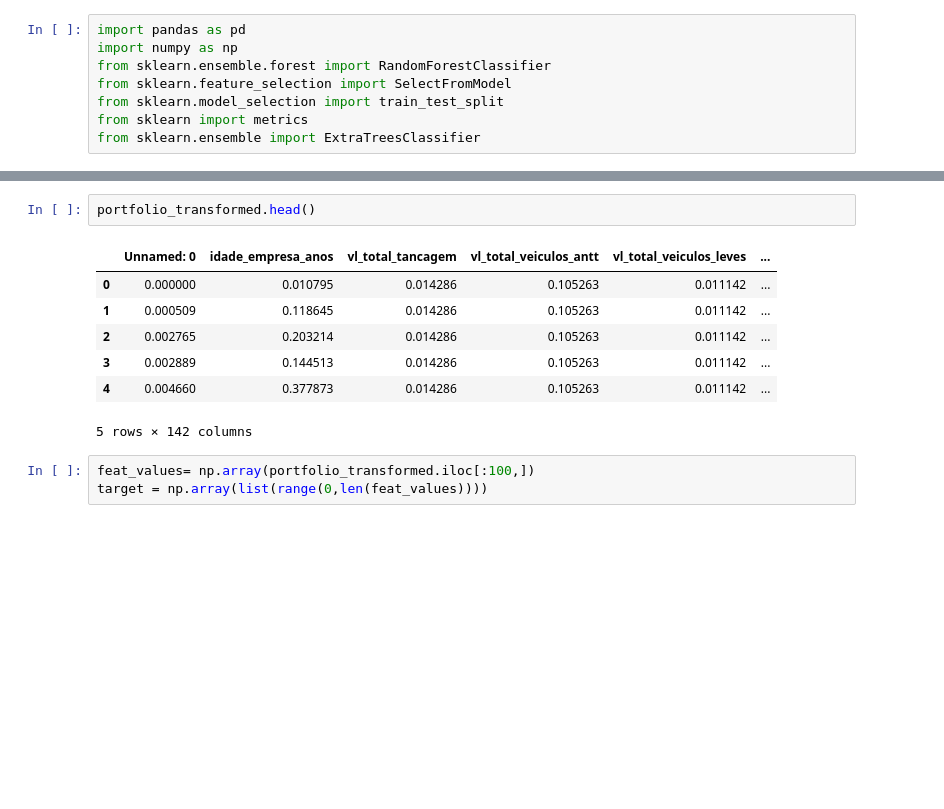
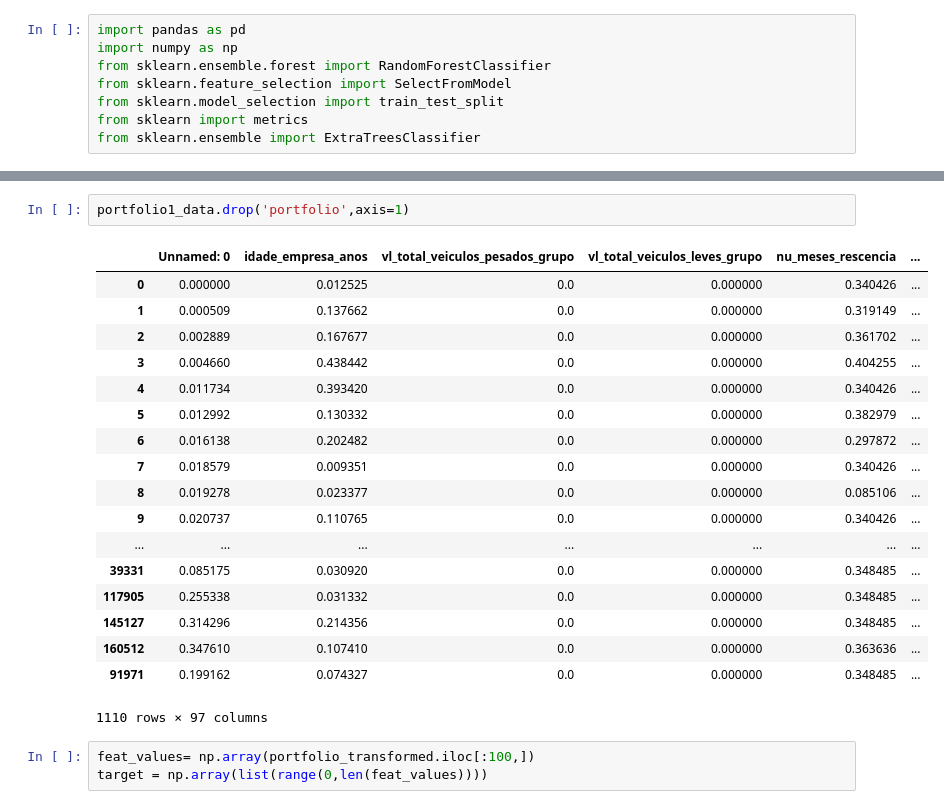
Before and after one commit to codenation-dev/squad-4-ad-data-science-1, a Jupyter notebook: analysis/feat_selection.ipynb, the cells around one changed output, grey strips where cells are left out. Drawn from its saved outputs; the diff is of its cells as text; blank space fills up the shorter version.

Commit message:
#6 Changes on feat selection for each portfolio

```diff
--- a/analysis/feat_selection.ipynb
+++ b/analysis/feat_selection.ipynb
@@ -29,13 +76,24 @@ sg_uf                                            462298 non-null object
-# %%
-portfolio_transformed.head()
-# %% [output]
-|  | Unnamed: 0 | idade_empresa_anos | vl_total_tancagem | vl_total_veiculos_antt | vl_total_veiculos_leves | ... |
-| 0 | 0.000000 | 0.010795 | 0.014286 | 0.105263 | 0.011142 | ... |
-| 1 | 0.000509 | 0.118645 | 0.014286 | 0.105263 | 0.011142 | ... |
-| 2 | 0.002765 | 0.203214 | 0.014286 | 0.105263 | 0.011142 | ... |
-| 3 | 0.002889 | 0.144513 | 0.014286 | 0.105263 | 0.011142 | ... |
-| 4 | 0.004660 | 0.377873 | 0.014286 | 0.105263 | 0.011142 | ... |
-5 rows × 142 columns
+# %%
+portfolio1_data.drop('portfolio',axis=1)
+# %% [output]
+|  | Unnamed: 0 | idade_empresa_anos | vl_total_veiculos_pesados_grupo | vl_total_veiculos_leves_grupo | nu_meses_rescencia | ... |
+| 0 | 0.000000 | 0.012525 | 0.0 | 0.000000 | 0.340426 | ... |
+| 1 | 0.000509 | 0.137662 | 0.0 | 0.000000 | 0.319149 | ... |
+| 2 | 0.002889 | 0.167677 | 0.0 | 0.000000 | 0.361702 | ... |
+| 3 | 0.004660 | 0.438442 | 0.0 | 0.000000 | 0.404255 | ... |
+| 4 | 0.011734 | 0.393420 | 0.0 | 0.000000 | 0.340426 | ... |
+| 5 | 0.012992 | 0.130332 | 0.0 | 0.000000 | 0.382979 | ... |
+| 6 | 0.016138 | 0.202482 | 0.0 | 0.000000 | 0.297872 | ... |
+| 7 | 0.018579 | 0.009351 | 0.0 | 0.000000 | 0.340426 | ... |
+| 8 | 0.019278 | 0.023377 | 0.0 | 0.000000 | 0.085106 | ... |
+| 9 | 0.020737 | 0.110765 | 0.0 | 0.000000 | 0.340426 | ... |
+| ... | ... | ... | ... | ... | ... | ... |
+| 39331 | 0.085175 | 0.030920 | 0.0 | 0.000000 | 0.348485 | ... |
+| 117905 | 0.255338 | 0.031332 | 0.0 | 0.000000 | 0.348485 | ... |
+| 145127 | 0.314296 | 0.214356 | 0.0 | 0.000000 | 0.348485 | ... |
+| 160512 | 0.347610 | 0.107410 | 0.0 | 0.000000 | 0.363636 | ... |
+| 91971 | 0.199162 | 0.074327 | 0.0 | 0.000000 | 0.348485 | ... |
+1110 rows × 97 columns
 # %%
 feat_values= np.array(portfolio_transformed.iloc[:100,])
 target = np.array(list(range(0,len(feat_values))))
```
Also changed, not shown: parts of 10 cells of this notebook.
